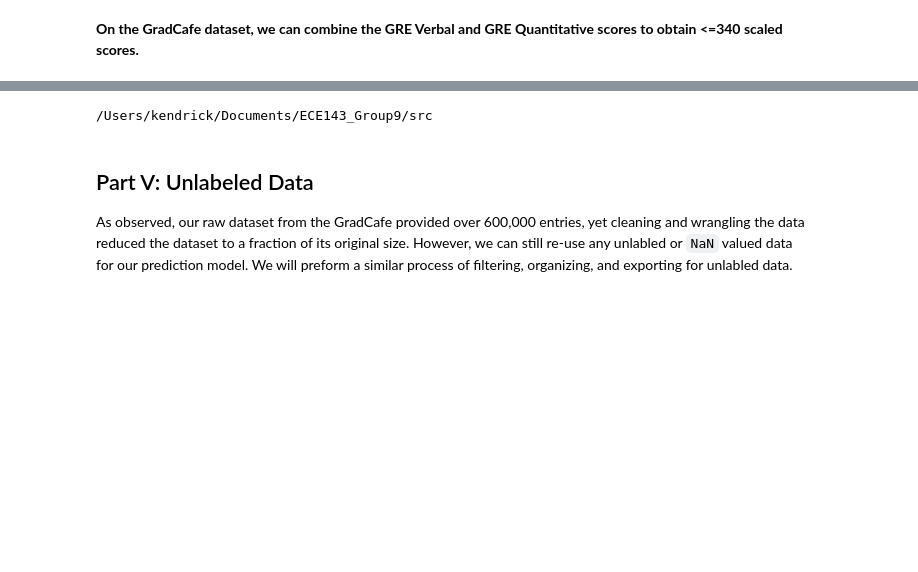
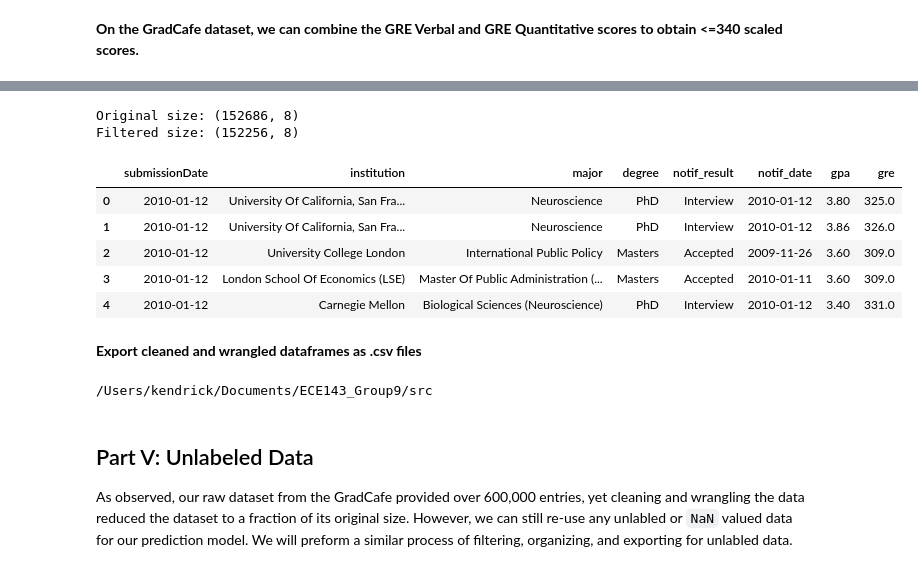
Before and after one commit to GAOChengzhan/Analysis_and_Prediction_of_Graduate_School_Admissions, a Jupyter notebook: src/data_cleaning_wrangling.ipynb, the cells around one changed output, grey strips where cells are left out. Cells and saved outputs as stored; diff of their text form; code cells hidden in the pictures; blank space fills up the shorter version.

```diff
--- a/src/data_cleaning_wrangling.ipynb
+++ b/src/data_cleaning_wrangling.ipynb
@@ -177 +240,27 @@ At this point, all data is cleaned-up and prepared. You can run the cell below t
+# %%
+raw_size = grad_cafe.shape
+
+# GPA
+grad_cafe = grad_cafe[(0 <= grad_cafe['gpa']) & (grad_cafe['gpa'] <= 4)]
+
+# GRE Scores
+grad_cafe = grad_cafe[(0 <= grad_cafe['gre']) & (grad_cafe['gre'] <= 340)]
+# %%
+grad_cafe = grad_cafe.reset_index(drop=True)
+
+print(f'Original size: {raw_size}')
+print(f'Filtered size: {grad_cafe.shape}')
+
+grad_cafe.head()
+# %% [output]
+Original size: (152686, 8)
+Filtered size: (152256, 8)
+|  | submissionDate | institution | major | degree | notif_result | notif_date | gpa | gre |
+| 0 | 2010-01-12 | University Of California, San Fra... | Neuroscience | PhD | Interview | 2010-01-12 | 3.80 | 325.0 |
+| 1 | 2010-01-12 | University Of California, San Fra... | Neuroscience | PhD | Interview | 2010-01-12 | 3.86 | 326.0 |
+| 2 | 2010-01-12 | University College London | International Public Policy | Masters | Accepted | 2009-11-26 | 3.60 | 309.0 |
+| 3 | 2010-01-12 | London School Of Economics (LSE) | Master Of Public Administration (... | Masters | Accepted | 2010-01-11 | 3.60 | 309.0 |
+| 4 | 2010-01-12 | Carnegie Mellon | Biological Sciences (Neuroscience) | PhD | Interview | 2010-01-12 | 3.40 | 331.0 |
+# %% [markdown]
+**Export cleaned and wrangled dataframes as .csv files**
 # %%
```
Also changed, not shown: parts of 18 cells of this notebook, 1 other file.
